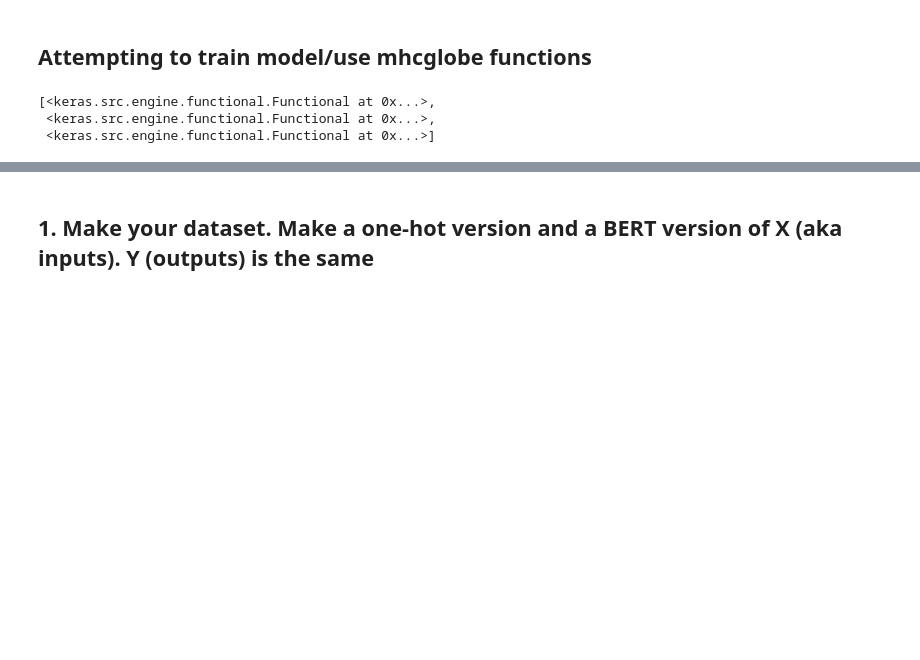
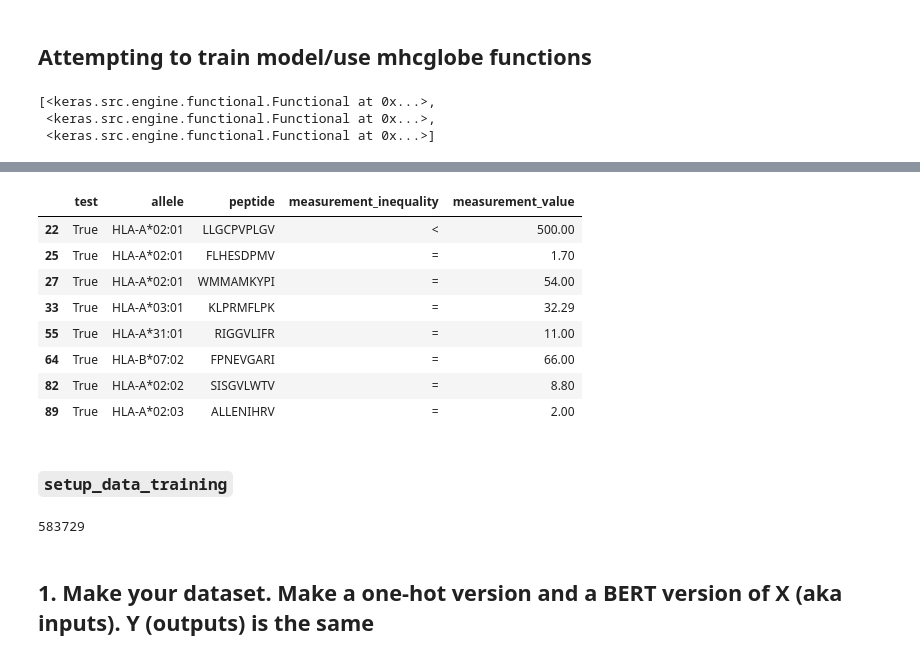
Before and after one commit to prakritipaul/mhcglobe, a Jupyter notebook: prakriti_MHCglobe2024_3_19_5_33PM.ipynb, the cells around one changed output, grey strips where cells are left out. Saved outputs shown, nothing was run; the diff lists cells and outputs as text; code cells hidden in the pictures; blank space fills up the shorter version.

````diff
--- a/prakriti_MHCglobe2024_3_19_5_33PM.ipynb
+++ b/prakriti_MHCglobe2024_3_19_5_33PM.ipynb
@@ -329,0 +436,14 @@ test_ensemble_base_models
+# %%
+early_stopping_2
+# %% [output]
+|  | test | allele | peptide | measurement_inequality | measurement_value |
+| 22 | True | HLA-A*02:01 | LLGCPVPLGV | < | 500.00 |
+| 25 | True | HLA-A*02:01 | FLHESDPMV | = | 1.70 |
+| 27 | True | HLA-A*02:01 | WMMAMKYPI | = | 54.00 |
+| 33 | True | HLA-A*03:01 | KLPRMFLPK | = | 32.29 |
+| 55 | True | HLA-A*31:01 | RIGGVLIFR | = | 11.00 |
+| 64 | True | HLA-B*07:02 | FPNEVGARI | = | 66.00 |
+| 82 | True | HLA-A*02:02 | SISGVLWTV | = | 8.80 |
+| 89 | True | HLA-A*02:03 | ALLENIHRV | = | 2.00 |
+# %% [markdown]
+### ```setup_data_training```
@@ -329,0 +455,4 @@ test_ensemble_base_models
+# %%
+new_model = trainf.train_mhcglobe_model(init_model, X_tr, Y_tr, X_es, Y_es, new_model_path, verbose)
+# %% [output]
+583729
````
Also changed, not shown: parts of 30 cells of this notebook.
